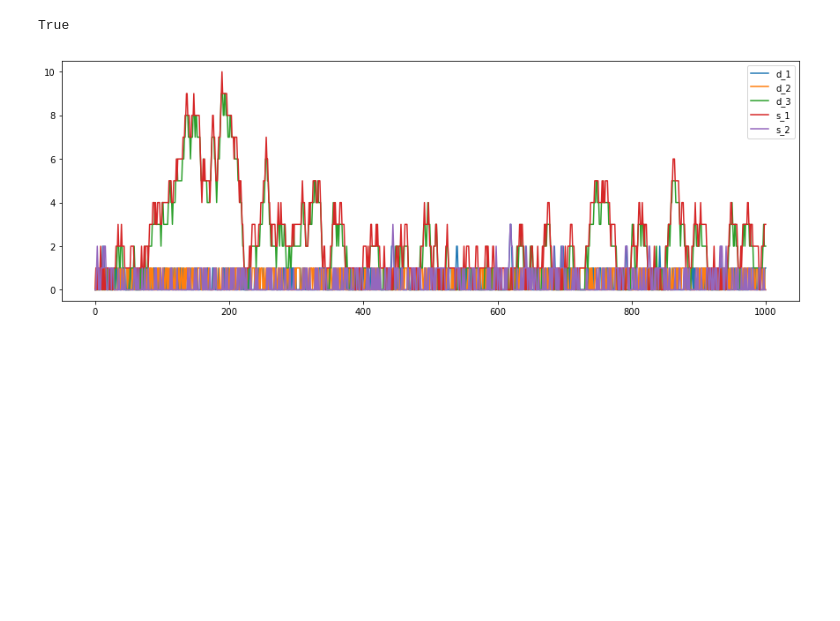
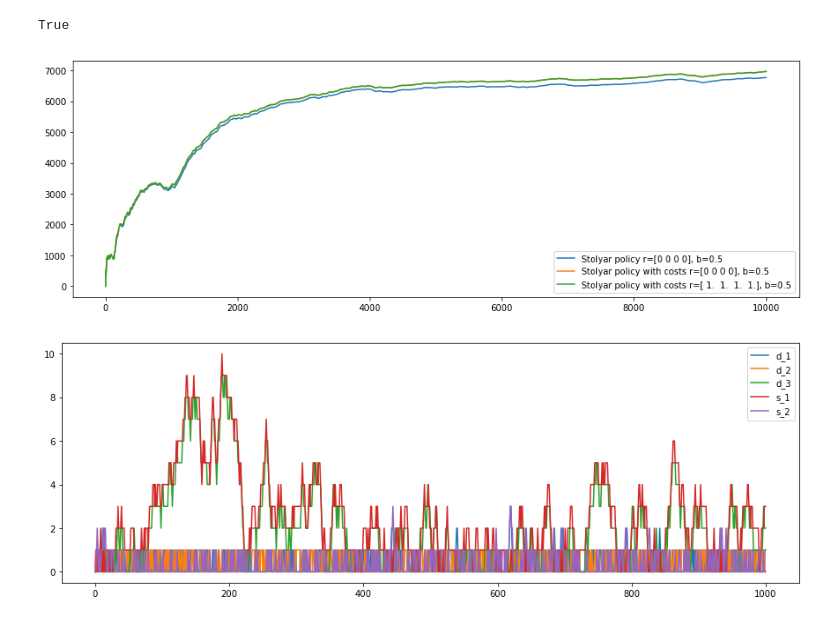
Before and after one commit to ArnaudCadas/DynamicMatchingModel, a Jupyter notebook: TestPolicies.ipynb, the cells around one changed output. Drawn from its saved outputs; the diff is of its cells as text; code cells hidden in the pictures; blank space fills up the shorter version.

```diff
--- a/TestPolicies.ipynb
+++ b/TestPolicies.ipynb
@@ -932,6 +908,11 @@ array([[[ 0.,  0.,  1., ...,  2.,  2.,  1.],
 (t[1,:,:]==t[2,:,:]).all()
 # %% [output]
 True
+# %%
+N = 10000
+c = test_model.average_cost(N,P,plot=True)
+# %% [output]
+[figure, added]
 # %%
 W = MatchingGraph([(1,1),(2,1),(2,2),(3,2)],3,2)
 alpha = np.array([0.25,0.5,0.25])
```
Also changed, not shown: parts of 32 cells of this notebook.
